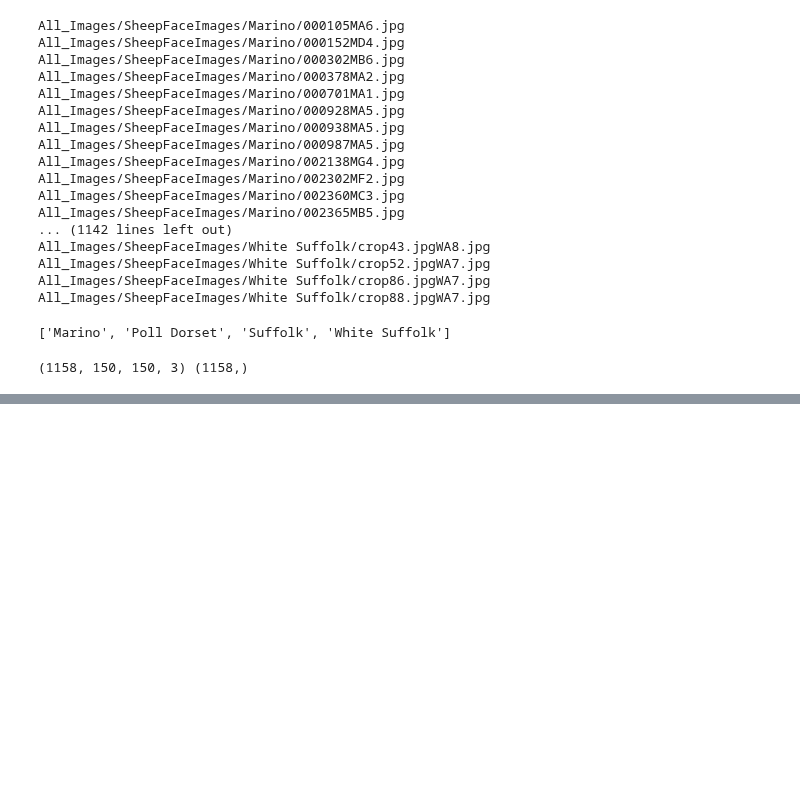
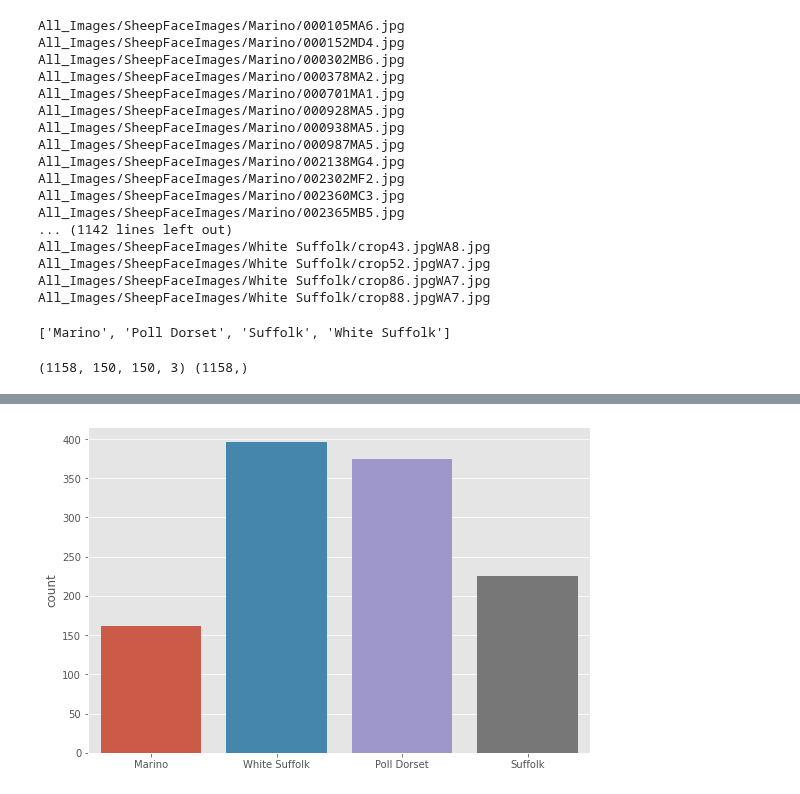
Before and after one commit to varadmahatme/Advanced-machine-learning-deep-learning, a Jupyter notebook: AMLDL1.ipynb, the cells around one changed output, grey strips where cells are left out. Saved outputs shown, nothing was run; the diff lists cells and outputs as text; code cells hidden in the pictures; blank space fills up the shorter version.

```diff
--- a/AMLDL1.ipynb
+++ b/AMLDL1.ipynb
@@ -1732,0 +1758,8 @@ print(X.shape,y.shape)
+# %%
+''' barplot of classes '''
+plt.style.use("ggplot")
+plt.figure(figsize=(9,6))
+sns.countplot(y)
+plt.show()
+# %% [output]
+[figure, added]
```
Also changed, not shown: parts of 17 cells of this notebook.
